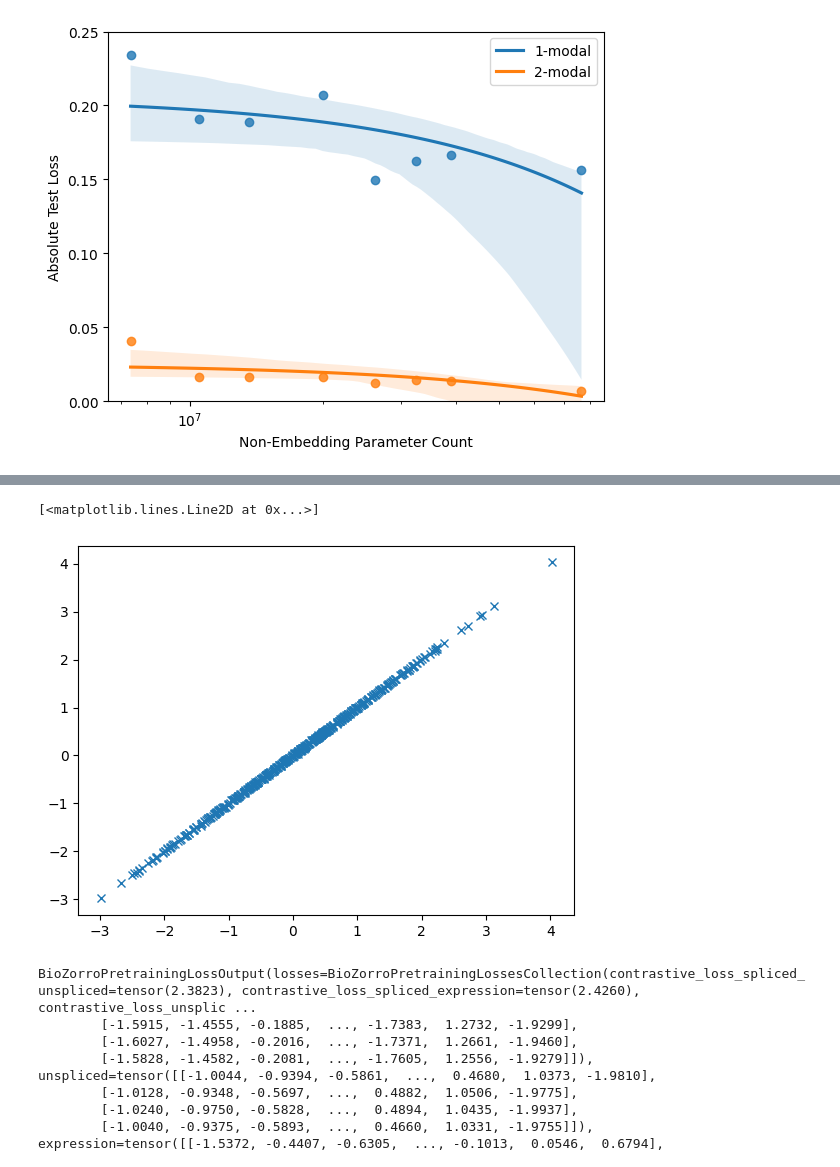
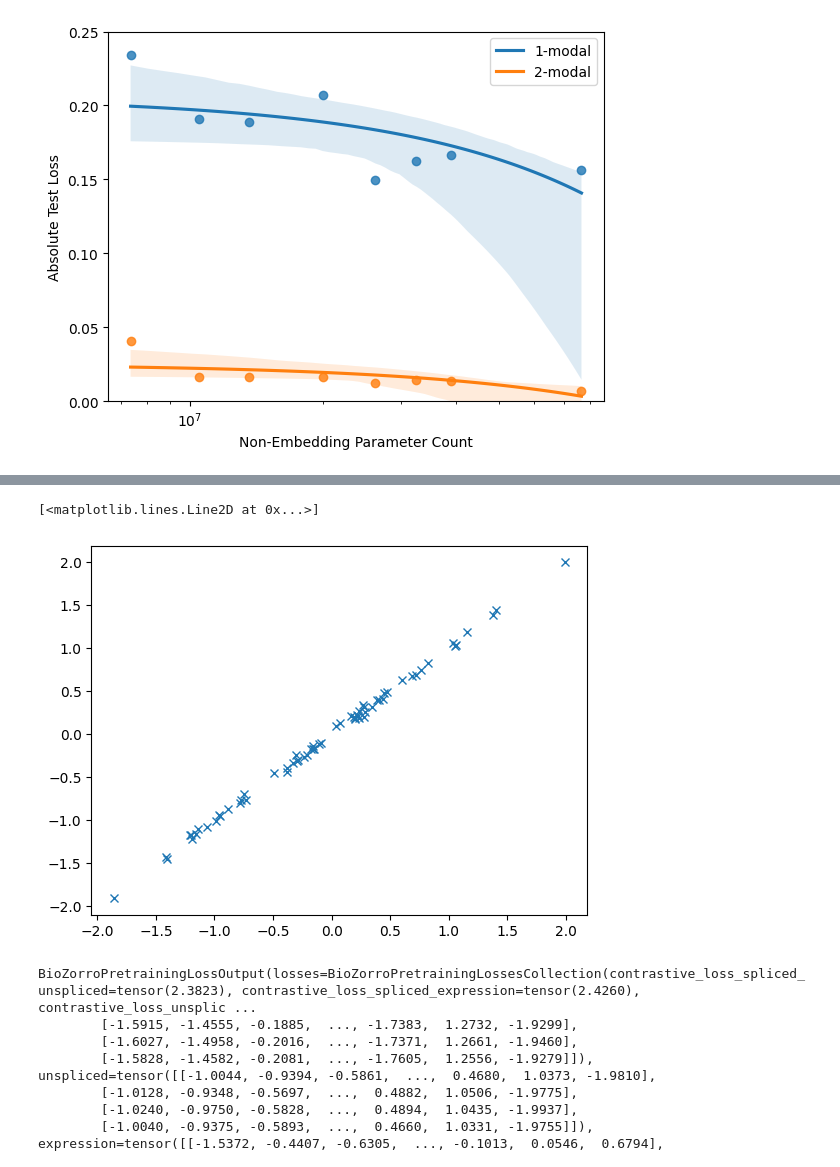
Before and after one commit to josiahbjorgaard/mca-paper, a Jupyter notebook: ModelPrototyping.ipynb, the cells around one changed output, grey strips where cells are left out. Drawn from its saved outputs; the diff is of its cells as text; code cells hidden in the pictures.

```diff
--- a/ModelPrototyping.ipynb
+++ b/ModelPrototyping.ipynb
@@ -229,7 +209,13 @@ TypeError: 'DataLoader' object is not an iterator
-# %%
-batch['spliced_index'][0]=batch['spliced_index'][0]*0
-batch['unspliced_index'][0]=batch['unspliced_index'][0]*0
 # %%
 load_model(model,os.path.join(output_dir,'model.safetensors'))
-with torch.no_grad():
-    output2 = model(**batch)
+# %%
+def zero_modes(batch, modes=['spliced_index','spliced_data','unspliced_data','unspliced_index']):
+    for mode in modes:
+        batch[mode][0]=batch[mode][0]*0
+    return batch
+# %%
+with torch.no_grad():
+    for i in range(1):
+        batch = next(dl)
+        output = model(**batch)
+        output2 = model(**zero_modes(batch))
@@ -265,8 +255,8 @@ plt.plot(output.fusion[1].T, output2.fusion[3].T,'x')
 # %%
-plt.plot(output.expression[1].T, output2.expression[3].T,'x')
+plt.plot(output.expression[0].T, output2.expression[0].T,'x')
 # %% [output]
 [<matplotlib.lines.Line2D at 0x...>]
-[figure, old version]
+[figure, new version]
 # %%
 output
 # %% [output]
```
Also changed, not shown: parts of 7 cells of this notebook, 2 other files.
